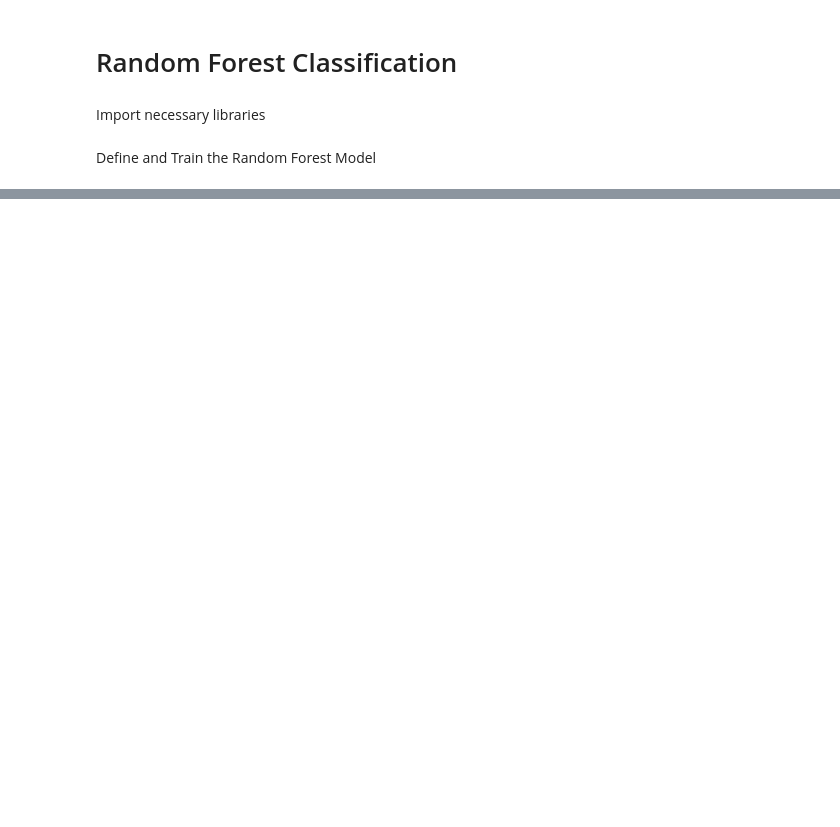
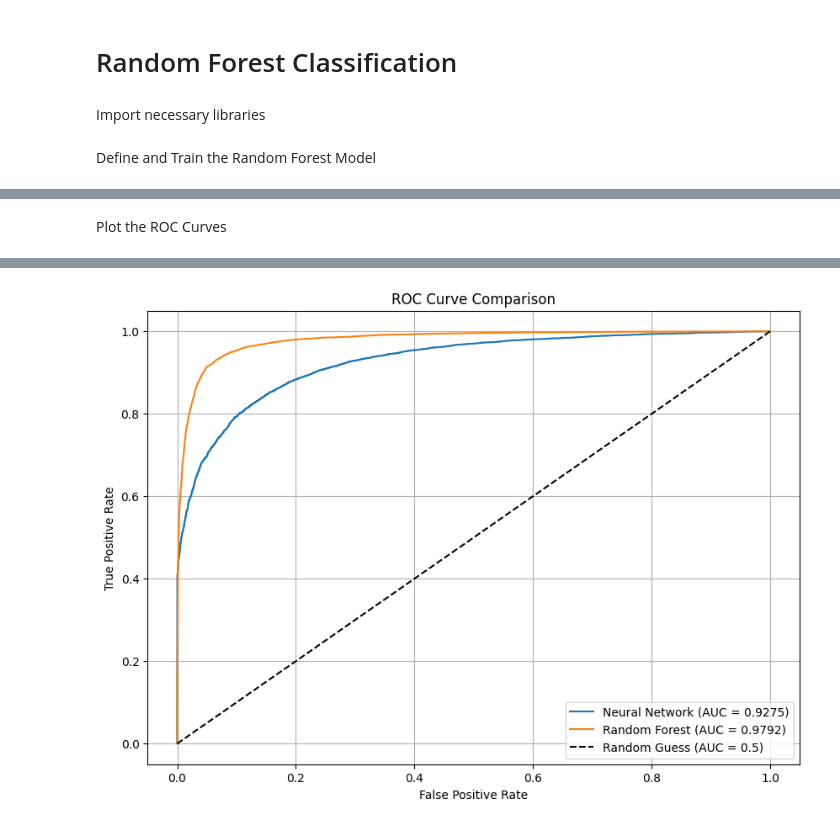
Before and after one commit to thisaraniNJ/MachineLearning_CW, a Jupyter notebook: MachineLearningCW.ipynb, the cells around one changed output, grey strips where cells are left out. Drawn from its saved outputs; the diff is of its cells as text; code cells hidden in the pictures; blank space fills up the shorter version.

```diff
--- a/MachineLearningCW.ipynb
+++ b/MachineLearningCW.ipynb
@@ -162,6 +232,11 @@ X_resampled, y_resampled = smote.fit_resample(X, y)
 X_train, X_test, y_train, y_test = train_test_split(
     X_resampled, y_resampled, test_size=0.3, random_state=42, stratify=y_resampled
 )
+# %%
+# Standardize the dataset
+scaler = StandardScaler()
+X_train = scaler.fit_transform(X_train)
+X_test = scaler.transform(X_test)
 # %%
 # Display summary of the prepared dataset
 print("\nTraining Dataset (X_train) Shape:", X_train.shape)
@@ -243,6 +324,6 @@ Train the Neural Network Model
 # %%
-batch_size = 8
-epochs = 50
+batch_size = 32
+epochs = 30
 
 history = nn_model.fit(
     X_train, y_train,
@@ -461,0 +554,27 @@ The Random Forest had a higher ROC-AUC, indicating better handling of imbalanced
+# %% [markdown]
+Plot the ROC Curves
+# %%
+# Plot ROC Curve
+def plot_roc_curve(models, X_test, y_test):
+    plt.figure(figsize=(10, 7))
+    for name, model in models:
+        if hasattr(model, "predict_proba"):  # For models like RandomForest
+            y_pred_proba = model.predict_proba(X_test)[:, 1]
+        else:  # For Neural Network
+            y_pred_proba = model.predict(X_test).ravel()
+
+        fpr, tpr, _ = roc_curve(y_test, y_pred_proba)
+        roc_auc = auc(fpr, tpr)
+        plt.plot(fpr, tpr, label=f"{name} (AUC = {roc_auc:.4f})")
+
+    plt.plot([0, 1], [0, 1], "k--", label="Random Guess (AUC = 0.5)")
+    plt.xlabel("False Positive Rate")
+    plt.ylabel("True Positive Rate")
+    plt.title("ROC Curve Comparison")
+    plt.legend(loc="lower right")
+    plt.grid()
+    plt.show()
+
+# Plot the ROC Curve for all models
+plot_roc_curve(models, X_test, y_test)
+# %% [output]
@@ -461,0 +582 @@ The Random Forest had a higher ROC-AUC, indicating better handling of imbalanced
+[figure, added]
```
Also changed, not shown: parts of 55 cells of this notebook.
